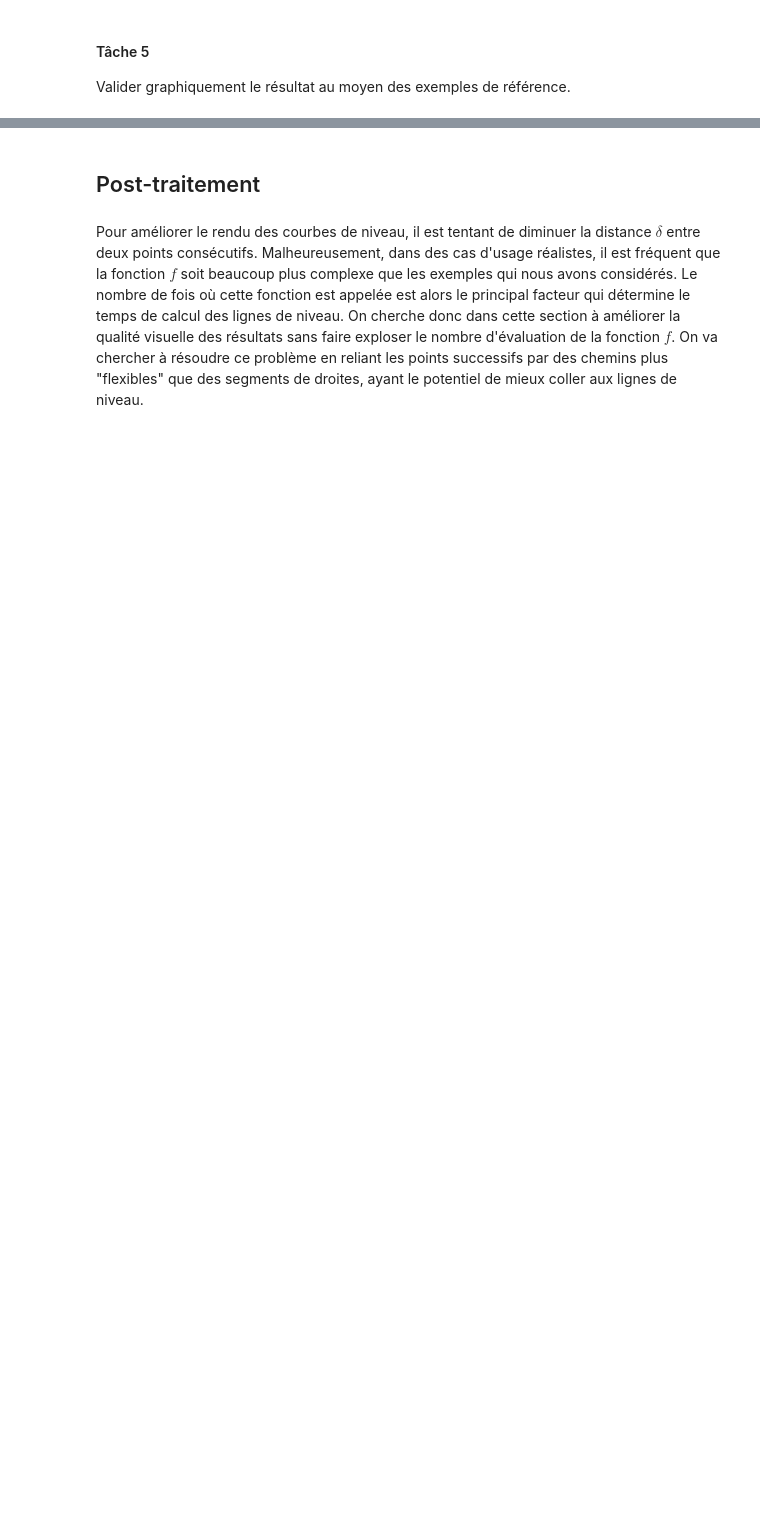
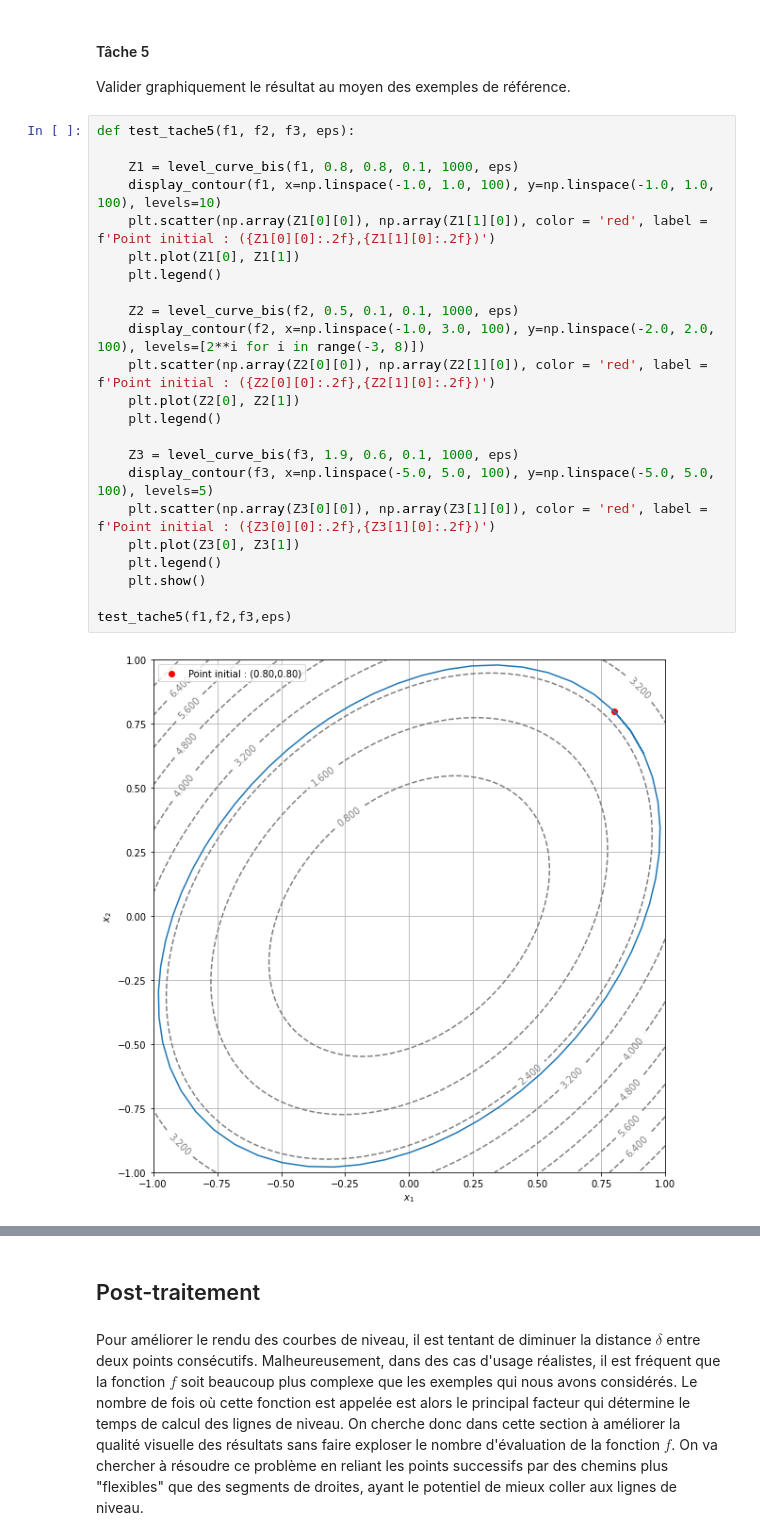
Before and after one commit to pguillot07/Devoir-Maths-Info---Courbes-de-niveaux, a Jupyter notebook: Courbes de niveau - Rendu.ipynb, the cells around one changed output, grey strips where cells are left out. Drawn from its saved outputs; the diff is of its cells as text; blank space fills up the shorter version.

```diff
--- a/Courbes de niveau - Rendu.ipynb
+++ b/Courbes de niveau - Rendu.ipynb
@@ -369,3 +518,28 @@ De façon plus générale, les courbes auto-intersectantes se coupent en un col,
 #### Tâche 5
 
 Valider graphiquement le résultat au moyen des exemples de référence.
+# %%
+def test_tache5(f1, f2, f3, eps):
+
+    Z1 = level_curve_bis(f1, 0.8, 0.8, 0.1, 1000, eps)
+    display_contour(f1, x=np.linspace(-1.0, 1.0, 100), y=np.linspace(-1.0, 1.0, 100), levels=10)
+    plt.scatter(np.array(Z1[0][0]), np.array(Z1[1][0]), color = 'red', label = f'Point initial : ({Z1[0][0]:.2f},{Z1[1][0]:.2f})')
+    plt.plot(Z1[0], Z1[1])
+    plt.legend()
+
+    Z2 = level_curve_bis(f2, 0.5, 0.1, 0.1, 1000, eps)
+    display_contour(f2, x=np.linspace(-1.0, 3.0, 100), y=np.linspace(-2.0, 2.0, 100), levels=[2**i for i in range(-3, 8)])
+    plt.scatter(np.array(Z2[0][0]), np.array(Z2[1][0]), color = 'red', label = f'Point initial : ({Z2[0][0]:.2f},{Z2[1][0]:.2f})')
+    plt.plot(Z2[0], Z2[1])
+    plt.legend()
+
+    Z3 = level_curve_bis(f3, 1.9, 0.6, 0.1, 1000, eps)
+    display_contour(f3, x=np.linspace(-5.0, 5.0, 100), y=np.linspace(-5.0, 5.0, 100), levels=5)
+    plt.scatter(np.array(Z3[0][0]), np.array(Z3[1][0]), color = 'red', label = f'Point initial : ({Z3[0][0]:.2f},{Z3[1][0]:.2f})')
+    plt.plot(Z3[0], Z3[1])
+    plt.legend()
+    plt.show()
+
+test_tache5(f1,f2,f3,eps)
+# %% [output]
+[figure, added]
```
Also changed, not shown: parts of 16 cells of this notebook.
